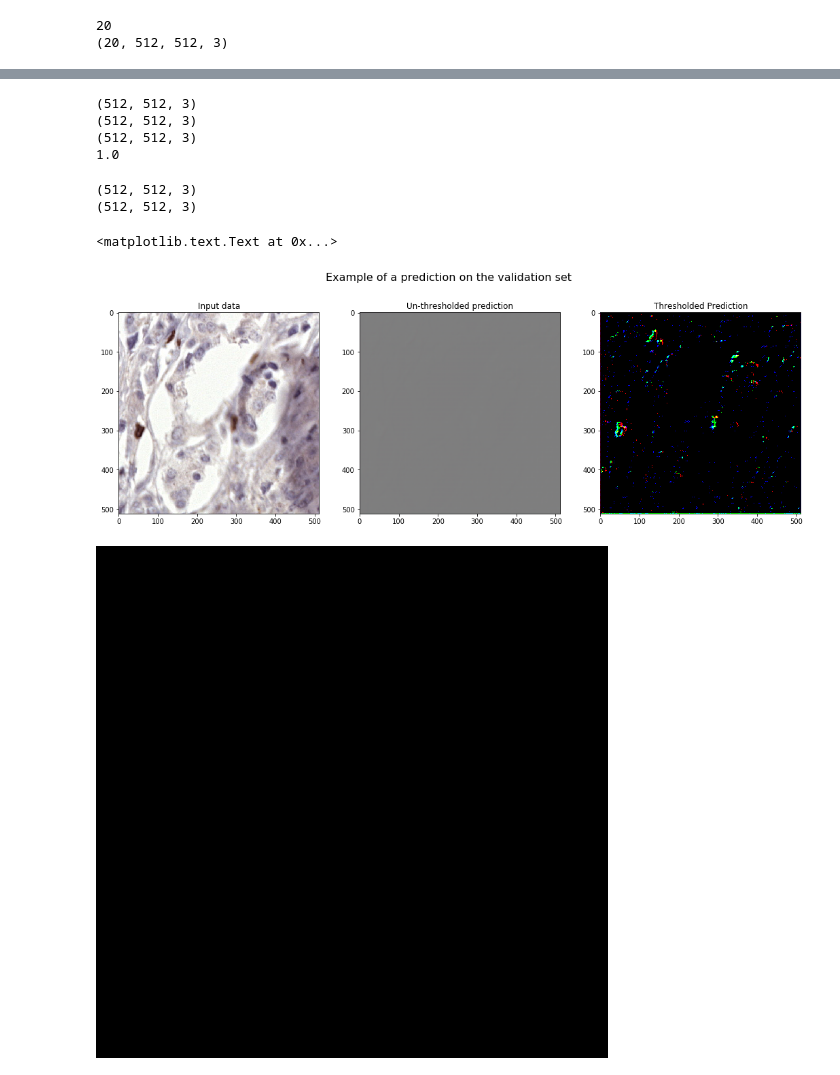
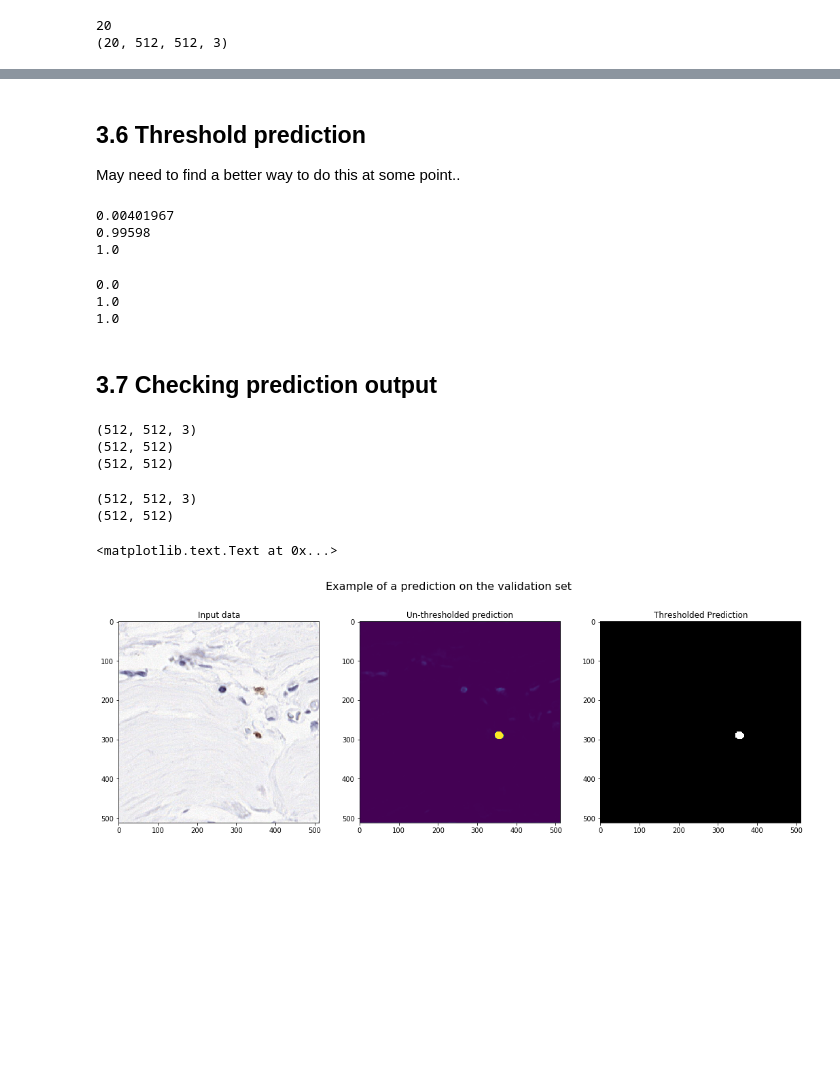
Before and after one commit to jeffluppes/ISMI2018, a Jupyter notebook: Project/ProjectNotebook.ipynb, the cells around one changed output, grey strips where cells are left out. Drawn from its saved outputs; the diff is of its cells as text; code cells hidden in the pictures; blank space fills up the shorter version.

```diff
--- a/Project/ProjectNotebook.ipynb
+++ b/Project/ProjectNotebook.ipynb
@@ -328,7 +302,7 @@ def getCoord(img, img_path, width, height, csv_file):
     #poi = pois[np.random.choice(len(pois))]
     return (0, 0)
 # %%
-patches = generate_patches(train_dir, train_masks_dir, 300, 512, 512)
+patches = generate_patches(train_dir, train_masks_dir, 200, 512, 512)
 mask_patches = []
 img_patches = []
 for patch in patches:
@@ -771,50 +797,62 @@ preds_val = model1.predict(np.asarray(val_images_p), verbose=1)
+# %% [markdown]
+## 3.6 Threshold prediction
+May need to find a better way to do this at some point..
+# %%
+print(np.amin(preds_val)) # prints min
+print(np.ptp(preds_val)) # prints range
+print(np.amax(preds_val)) # prints max
+# %% [output]
+0.00401967
+0.99598
+1.0
 # %%
 # threshold prediction
+preds_val = np.squeeze(preds_val)
 preds_val_t = (preds_val > 0.5)*1.0
+# %%
+print(np.amin(preds_val_t)) # prints min
+print(np.ptp(preds_val_t)) # prints range
+print(np.amax(preds_val_t)) # prints max
+# %% [output]
+0.0
+1.0
+1.0
+# %% [markdown]
+## 3.7 Checking prediction output
 # %%
 #sanity check for checking image size
 print(np.shape(vimg_patches[0]))
 print(np.shape(preds_val[0]))
 print(np.shape(preds_val_t[0]))
-
-print(np.amax(preds_val_t))
 # %% [output]
 (512, 512, 3)
-(512, 512, 3)
-(512, 512, 3)
-1.0
+(512, 512)
+(512, 512)
 # %%
 # create a subplot of 1 row
 plt.figure(1, figsize=(18, 6))
 plt.suptitle('Example of a prediction on the validation set', fontsize=16)
 
-idx = 1
+idx = 3
 
 # plot original image
 plt.subplot(131)
 print(vimg_patches[idx].shape)
 plt.imshow(vimg_patches[idx])
 plt.title('Input data')
 
 #plot raw, unthresholded prediction
 plt.subplot(132)
 print(preds_val[idx].shape)
 plt.imshow(preds_val[idx])
 plt.title('Un-thresholded prediction')
 
 #plot thresholded prediction
 plt.subplot(133)
-plt.imshow(np.squeeze(preds_val_t[idx]))
+plt.imshow(preds_val_t[idx], cmap='gray')
 plt.title('Thresholded Prediction')
 # %% [output]
 (512, 512, 3)
-(512, 512, 3)
+(512, 512)
 <matplotlib.text.Text at 0x...>
-[figure, old version]
+[figure, new version]
-# %%
-#altatively this uses pillow to treshold and show the prediction map
-
-image = Image.fromarray(np.squeeze(preds_val[idx]).astype('uint8'), 'RGB')
-image.convert('L')
-# %% [output]
-[figure, removed]
```
Also changed, not shown: parts of 53 cells of this notebook.
